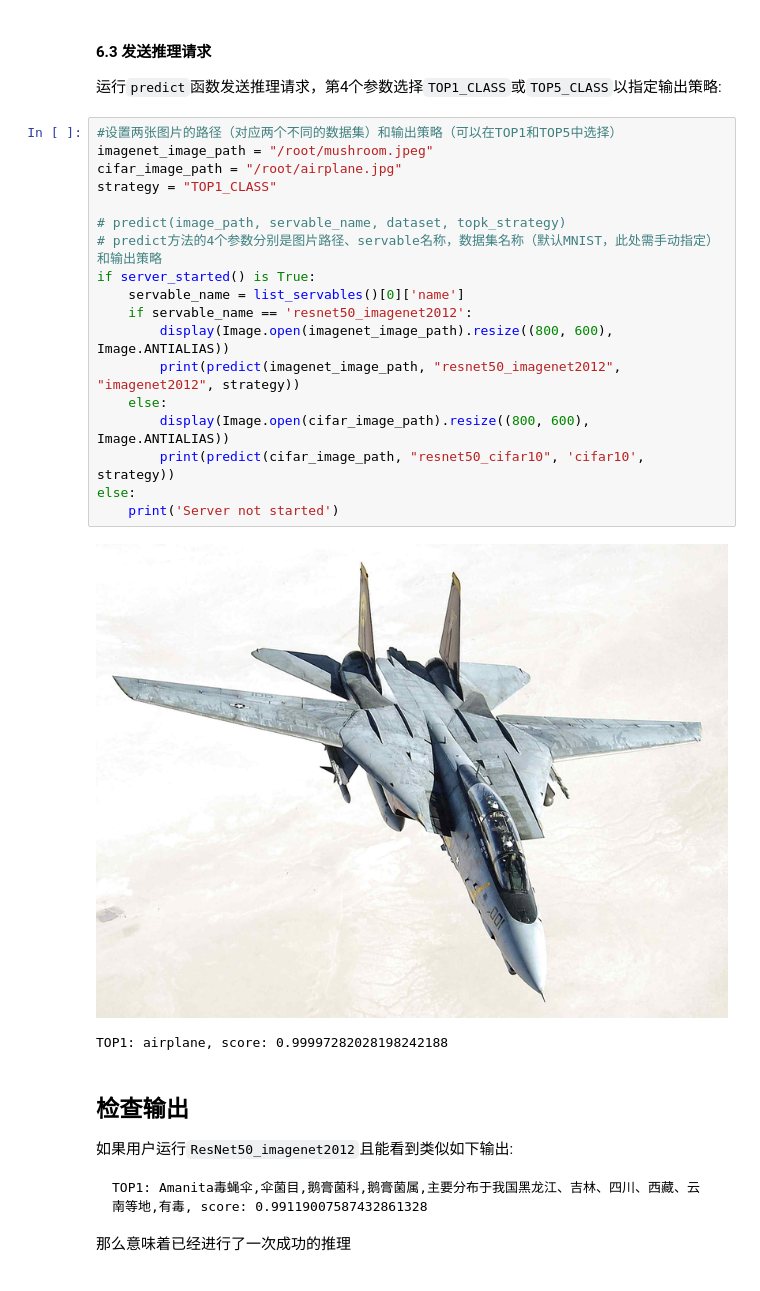
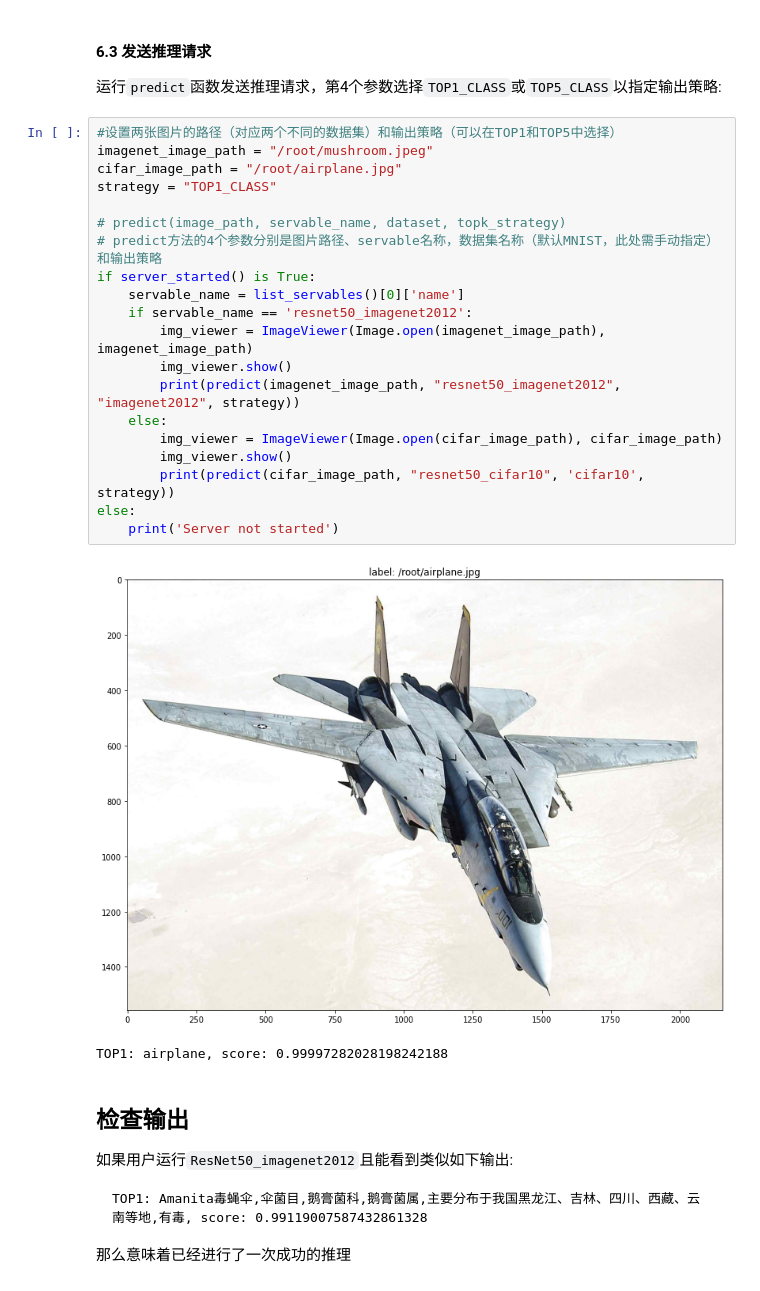
Before and after one commit to tinyms-ai/tinyms, a Jupyter notebook: docs/zh_CN/source/tutorials/TinyMS_ResNet50_tutorial_zh.ipynb, the cells around one changed output. Cells and saved outputs as stored; diff of their text form.

```diff
--- a/docs/zh_CN/source/tutorials/TinyMS_ResNet50_tutorial_zh.ipynb
+++ b/docs/zh_CN/source/tutorials/TinyMS_ResNet50_tutorial_zh.ipynb
@@ -273,23 +270,25 @@ list_servables()
 # %%
 #设置两张图片的路径（对应两个不同的数据集）和输出策略（可以在TOP1和TOP5中选择）
 imagenet_image_path = "/root/mushroom.jpeg"
 cifar_image_path = "/root/airplane.jpg"
 strategy = "TOP1_CLASS"
 
 # predict(image_path, servable_name, dataset, topk_strategy)
 # predict方法的4个参数分别是图片路径、servable名称，数据集名称（默认MNIST，此处需手动指定）和输出策略
 if server_started() is True:
     servable_name = list_servables()[0]['name']
     if servable_name == 'resnet50_imagenet2012':
-        display(Image.open(imagenet_image_path).resize((800, 600), Image.ANTIALIAS))
+        img_viewer = ImageViewer(Image.open(imagenet_image_path), imagenet_image_path)
+        img_viewer.show()
         print(predict(imagenet_image_path, "resnet50_imagenet2012", "imagenet2012", strategy))
     else:
-        display(Image.open(cifar_image_path).resize((800, 600), Image.ANTIALIAS))
+        img_viewer = ImageViewer(Image.open(cifar_image_path), cifar_image_path)
+        img_viewer.show()
         print(predict(cifar_image_path, "resnet50_cifar10", 'cifar10', strategy))
 else:
     print('Server not started')
 # %% [output]
-[figure, old version]
+[figure, new version]
 TOP1: airplane, score: 0.99997282028198242188
 # %% [markdown]
 ## 检查输出
```
Also changed, not shown: parts of 5 cells of this notebook, 7 other files.
